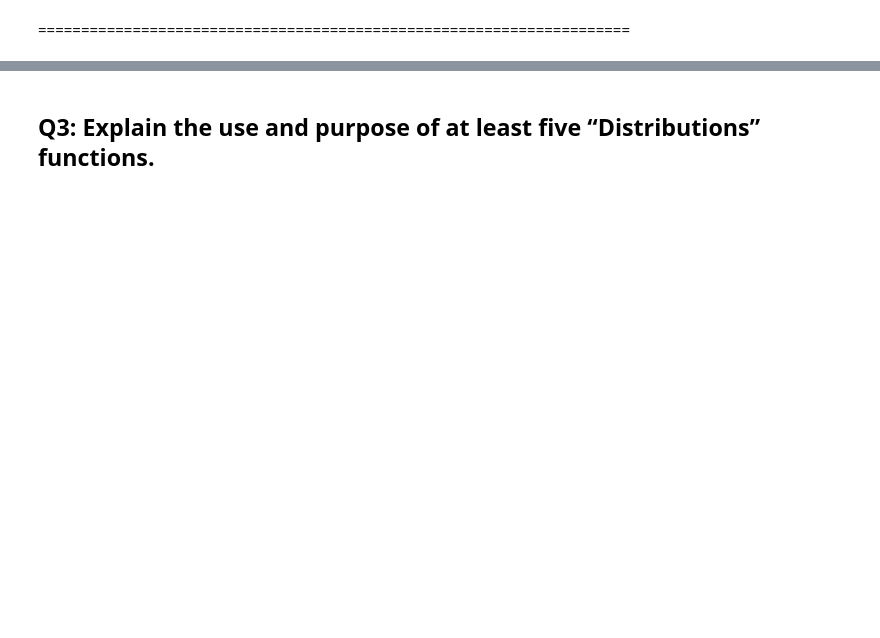
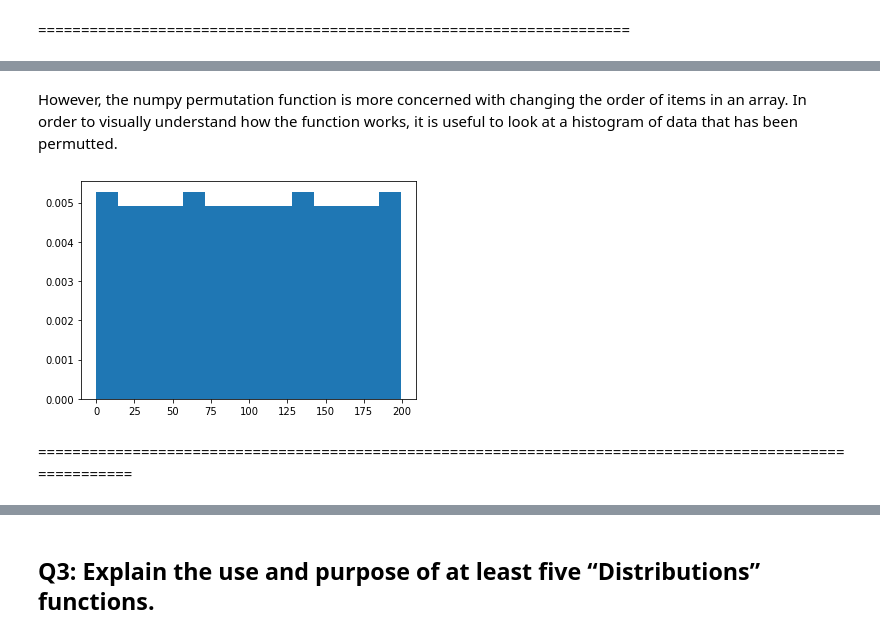
Before and after one commit to PJFinnerty/52465-Assignment, a Jupyter notebook: Practical Assignment.ipynb, the cells around one changed output, grey strips where cells are left out. Drawn from its saved outputs; the diff is of its cells as text; code cells hidden in the pictures; blank space fills up the shorter version.

```diff
--- a/Practical Assignment.ipynb
+++ b/Practical Assignment.ipynb
@@ -206,0 +270,14 @@ b'L\t\xb1\xb1\xc3\xb9D#_A'
+# %% [markdown]
+However, the numpy permutation function is more concerned with changing the order of items in an array. In order to visually understand how the function works, it is useful to look at a histogram of data that has been permutted.
+# %%
+import matplotlib.pyplot as plt
+
+# Using permutation() method
+change1 = np.random.permutation(200)
+
+count, bins, ignored = plt.hist(change1, 14, density = True)
+plt.show()
+# %% [output]
+[figure, added]
+# %% [markdown]
+=========================================================================================================
```
Also changed, not shown: parts of 59 cells of this notebook.
